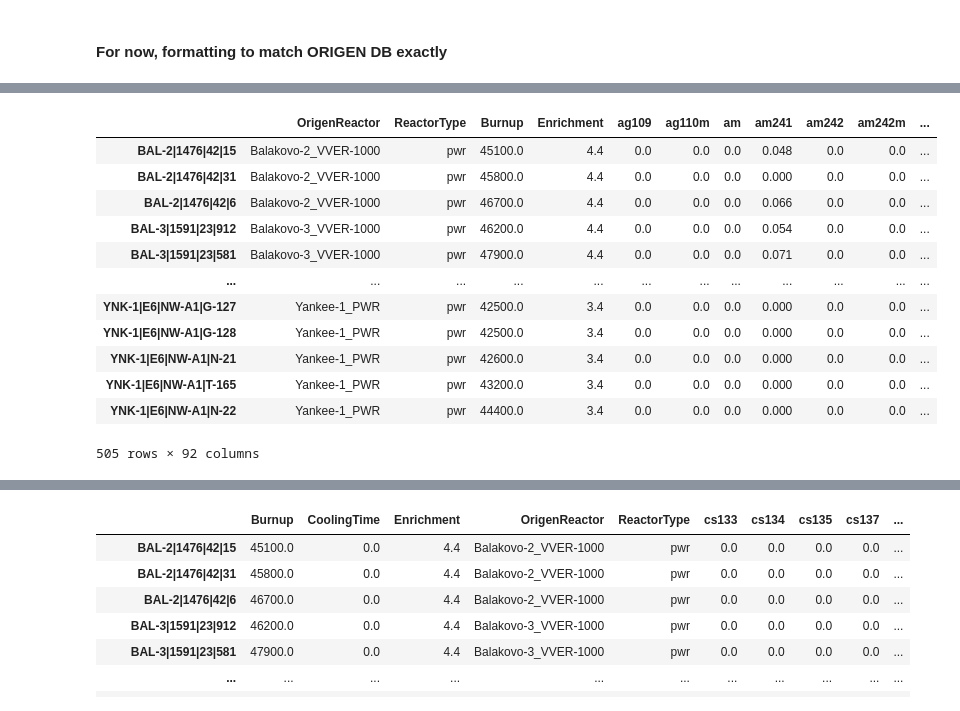
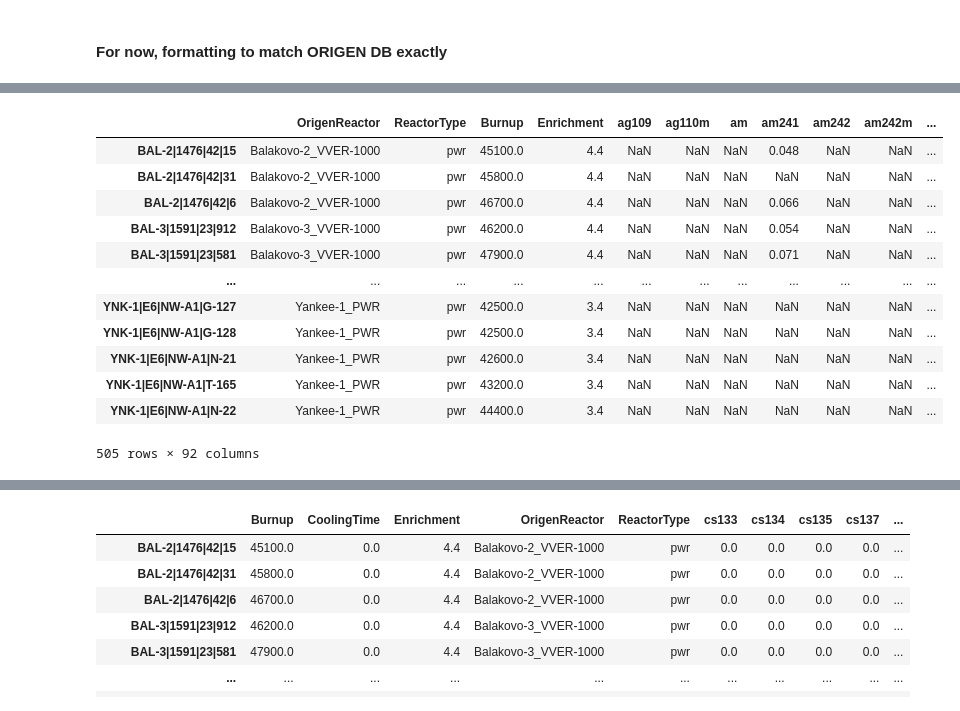
Before and after one commit to opotowsky/sfcompo, a Jupyter notebook: format_clean/format_clean.ipynb, the cells around one changed output, grey strips where cells are left out. Drawn from its saved outputs; the diff is of its cells as text; code cells hidden in the pictures.

```diff
--- a/format_clean/format_clean.ipynb
+++ b/format_clean/format_clean.ipynb
@@ -287,25 +275,26 @@ Index(['ReactorName', 'ReactorType', 'Fuel type', 'Burnup', 'BurnupUnit',
        'u236', 'u238'],
       dtype='object')
 # %%
+import numpy as np
 formatted.rename(columns = {'Fuel type' : 'FuelType', 'ReactorName' : 'OrigenReactor'}, inplace = True)
 to_remove = ['FuelType', 'BurnupUnit', 'EnrichmentUnit', 'ConcentrationUnit']
 formatted = formatted.drop(columns=to_remove)
-formatted['ba136'] = 0.0
-formatted['ba138'] = 0.0
+formatted['ba136'] = np.nan
+formatted['ba138'] = np.nan
 formatted['CoolingTime'] = 0.0
-formatted.fillna(0, inplace=True)
+#formatted.fillna(0, inplace=True) #saving df w/ NaNs
 formatted
 # %% [output]
 |  | OrigenReactor | ReactorType | Burnup | Enrichment | ag109 | ag110m | am | am241 | am242 | am242m | ... |
-| BAL-2|1476|42|15 | Balakovo-2_VVER-1000 | pwr | 45100.0 | 4.4 | 0.0 | 0.0 | 0.0 | 0.048 | 0.0 | 0.0 | ... |
-| BAL-2|1476|42|31 | Balakovo-2_VVER-1000 | pwr | 45800.0 | 4.4 | 0.0 | 0.0 | 0.0 | 0.000 | 0.0 | 0.0 | ... |
-| BAL-2|1476|42|6 | Balakovo-2_VVER-1000 | pwr | 46700.0 | 4.4 | 0.0 | 0.0 | 0.0 | 0.066 | 0.0 | 0.0 | ... |
-| BAL-3|1591|23|912 | Balakovo-3_VVER-1000 | pwr | 46200.0 | 4.4 | 0.0 | 0.0 | 0.0 | 0.054 | 0.0 | 0.0 | ... |
-| BAL-3|1591|23|581 | Balakovo-3_VVER-1000 | pwr | 47900.0 | 4.4 | 0.0 | 0.0 | 0.0 | 0.071 | 0.0 | 0.0 | ... |
+| BAL-2|1476|42|15 | Balakovo-2_VVER-1000 | pwr | 45100.0 | 4.4 | NaN | NaN | NaN | 0.048 | NaN | NaN | ... |
+| BAL-2|1476|42|31 | Balakovo-2_VVER-1000 | pwr | 45800.0 | 4.4 | NaN | NaN | NaN | NaN | NaN | NaN | ... |
+| BAL-2|1476|42|6 | Balakovo-2_VVER-1000 | pwr | 46700.0 | 4.4 | NaN | NaN | NaN | 0.066 | NaN | NaN | ... |
+| BAL-3|1591|23|912 | Balakovo-3_VVER-1000 | pwr | 46200.0 | 4.4 | NaN | NaN | NaN | 0.054 | NaN | NaN | ... |
+| BAL-3|1591|23|581 | Balakovo-3_VVER-1000 | pwr | 47900.0 | 4.4 | NaN | NaN | NaN | 0.071 | NaN | NaN | ... |
 | ... | ... | ... | ... | ... | ... | ... | ... | ... | ... | ... | ... |
-| YNK-1|E6|NW-A1|G-127 | Yankee-1_PWR | pwr | 42500.0 | 3.4 | 0.0 | 0.0 | 0.0 | 0.000 | 0.0 | 0.0 | ... |
-| YNK-1|E6|NW-A1|G-128 | Yankee-1_PWR | pwr | 42500.0 | 3.4 | 0.0 | 0.0 | 0.0 | 0.000 | 0.0 | 0.0 | ... |
-| YNK-1|E6|NW-A1|N-21 | Yankee-1_PWR | pwr | 42600.0 | 3.4 | 0.0 | 0.0 | 0.0 | 0.000 | 0.0 | 0.0 | ... |
-| YNK-1|E6|NW-A1|T-165 | Yankee-1_PWR | pwr | 43200.0 | 3.4 | 0.0 | 0.0 | 0.0 | 0.000 | 0.0 | 0.0 | ... |
-| YNK-1|E6|NW-A1|N-22 | Yankee-1_PWR | pwr | 44400.0 | 3.4 | 0.0 | 0.0 | 0.0 | 0.000 | 0.0 | 0.0 | ... |
+| YNK-1|E6|NW-A1|G-127 | Yankee-1_PWR | pwr | 42500.0 | 3.4 | NaN | NaN | NaN | NaN | NaN | NaN | ... |
+| YNK-1|E6|NW-A1|G-128 | Yankee-1_PWR | pwr | 42500.0 | 3.4 | NaN | NaN | NaN | NaN | NaN | NaN | ... |
+| YNK-1|E6|NW-A1|N-21 | Yankee-1_PWR | pwr | 42600.0 | 3.4 | NaN | NaN | NaN | NaN | NaN | NaN | ... |
+| YNK-1|E6|NW-A1|T-165 | Yankee-1_PWR | pwr | 43200.0 | 3.4 | NaN | NaN | NaN | NaN | NaN | NaN | ... |
+| YNK-1|E6|NW-A1|N-22 | Yankee-1_PWR | pwr | 44400.0 | 3.4 | NaN | NaN | NaN | NaN | NaN | NaN | ... |
 505 rows × 92 columns
```
Also changed, not shown: parts of 11 cells of this notebook, 2 other files.
